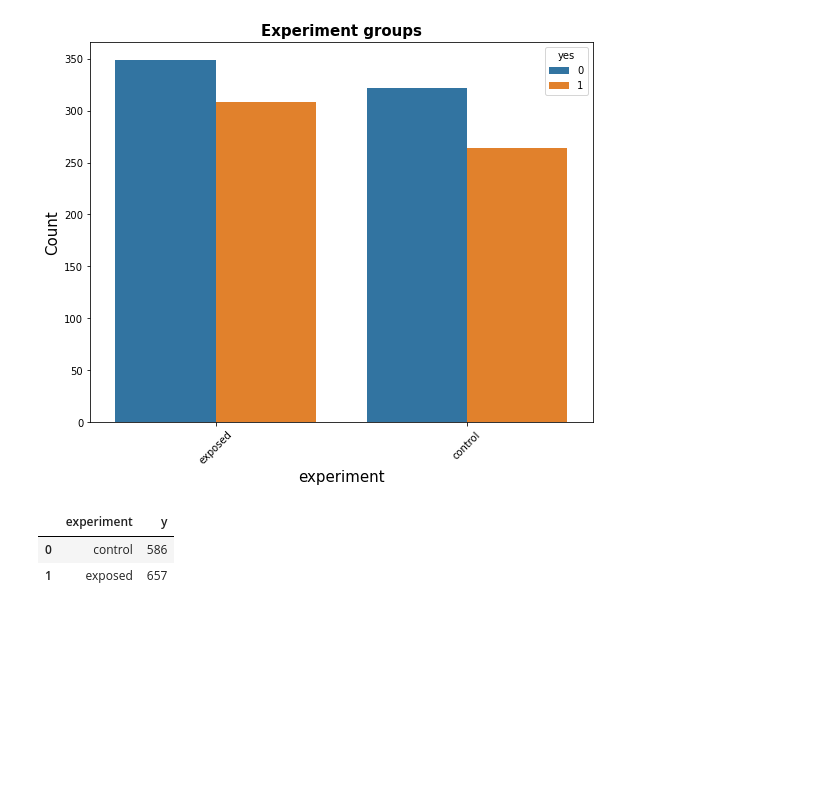
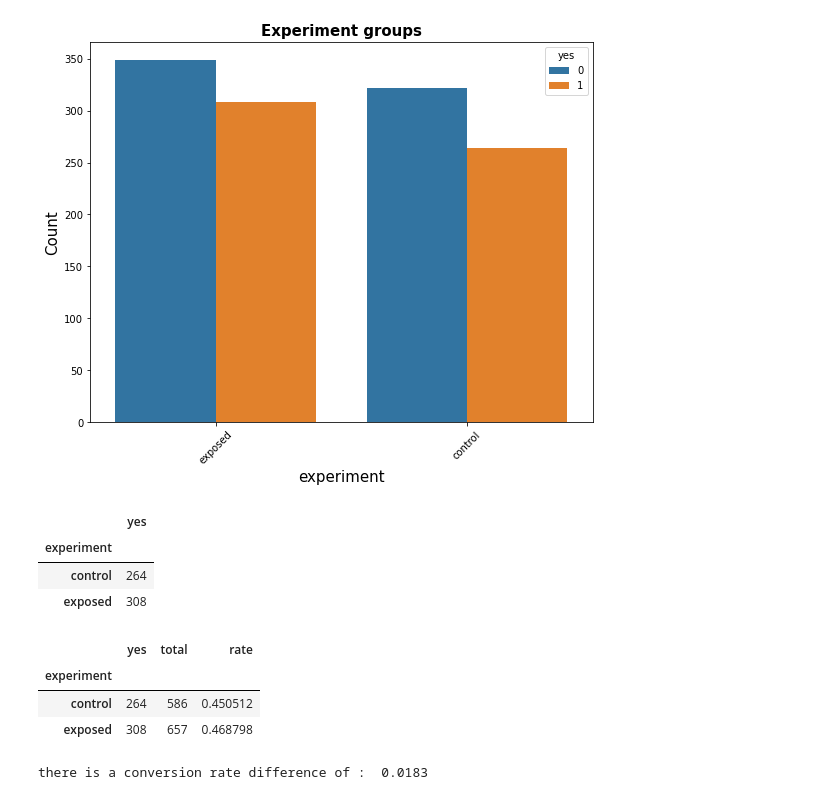
Before and after one commit to benbel376/SmartAd_service_analysis, a Jupyter notebook: notebooks/data_overview.ipynb, the cells around one changed output. Drawn from its saved outputs; the diff is of its cells as text; code cells hidden in the pictures; blank space fills up the shorter version.

```diff
--- a/notebooks/data_overview.ipynb
+++ b/notebooks/data_overview.ipynb
@@ -112,8 +112,30 @@ viz.plot_bar(clean_df,"experiment", "yes", "Experiment groups")
 # %%
 # the aggregation of the data by experiment
 
-ab_summary = clean_df.pivot_table(values = "yes", index = "experiment")
+ab_summary = clean_df.pivot_table(values = "yes", index = "experiment", aggfunc=np.sum)
+ab_summary
 # %% [output]
-|  | experiment | y |
-| 0 | control | 586 |
-| 1 | exposed | 657 |
+|  | yes |
+| experiment |  |
+| control | 264 |
+| exposed | 308 |
+# %%
+# calculating baseline conversion rate
+ab_summary['total'] = clean_df.pivot_table(values="yes", index="experiment", aggfunc=lambda x: len(x))
+ab_summary['rate'] = clean_df.pivot_table(values="yes", index="experiment")
+ab_summary
+# %% [output]
+|  | yes | total | rate |
+| experiment |  |  |  |
+| control | 264 | 586 | 0.450512 |
+| exposed | 308 | 657 | 0.468798 |
+# %%
+# bcr extraction
+
+bcr = ab_summary.loc["control", "rate"]
+d_hat = 0.015 # setting the desired conversion rate of 1.5%
+cr = ab_summary.loc["exposed", "rate"]
+cr_dif = np.round(cr - bcr, 4)
+print("there is a conversion rate difference of : ",cr_dif)
+# %% [output]
+there is a conversion rate difference of :  0.0183
```
Also changed, not shown: parts of 1 cell of this notebook.
